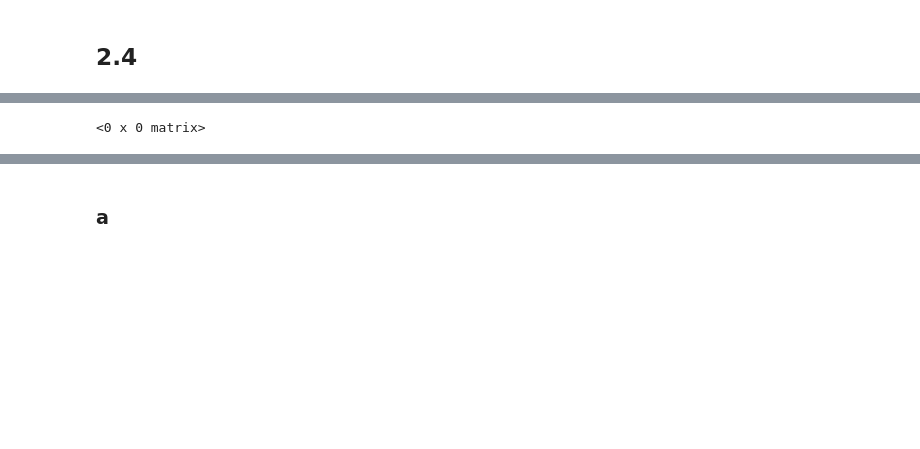
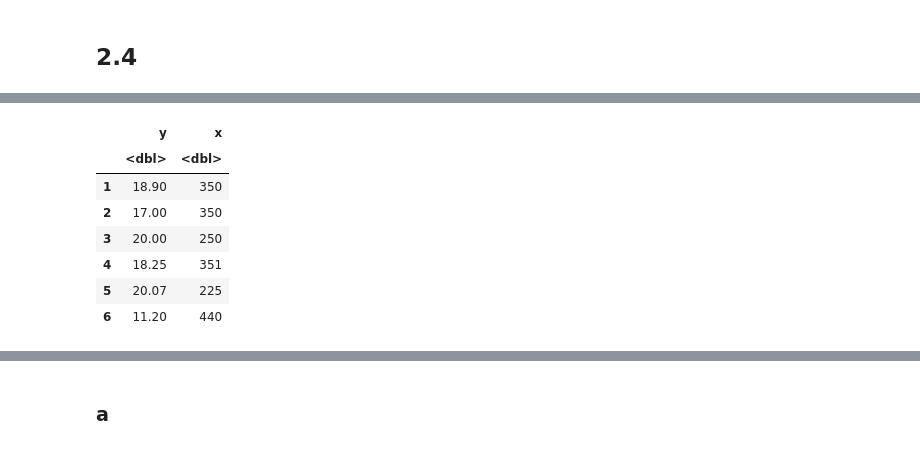
Before and after one commit to j-buss/Introduction-to-Linear-Regression-Analysis, a Jupyter notebook: Chapter_02/Chapter_02_Problems_R.ipynb, the cells around one changed output, grey strips where cells are left out. Drawn from its saved outputs; the diff is of its cells as text; code cells hidden in the pictures; blank space fills up the shorter version.

```diff
--- a/Chapter_02/Chapter_02_Problems_R.ipynb
+++ b/Chapter_02/Chapter_02_Problems_R.ipynb
@@ -234,7 +236,7 @@ print(pred)
 # %% [markdown]
 ## 2.4
 # %%
-dt <- read_excel('../linear_regression_5e_data_sets/Appendices/data-table-B3.XLS')
+dt <- read_excel('../linear_regression_5e_data_sets/Appendices/data-table-B3.xlsx')
 
 df <- data.frame(y=dt$y, x=dt$x1)
 
@@ -247 +246,8 @@ Warning message:
-<0 x 0 matrix>
+|  | y | x |
+|  | <dbl> | <dbl> |
+| 1 | 18.90 | 350 |
+| 2 | 17.00 | 350 |
+| 3 | 20.00 | 250 |
+| 4 | 18.25 | 351 |
+| 5 | 20.07 | 225 |
+| 6 | 11.20 | 440 |
```
Also changed, not shown: parts of 63 cells of this notebook, 2 other files.
